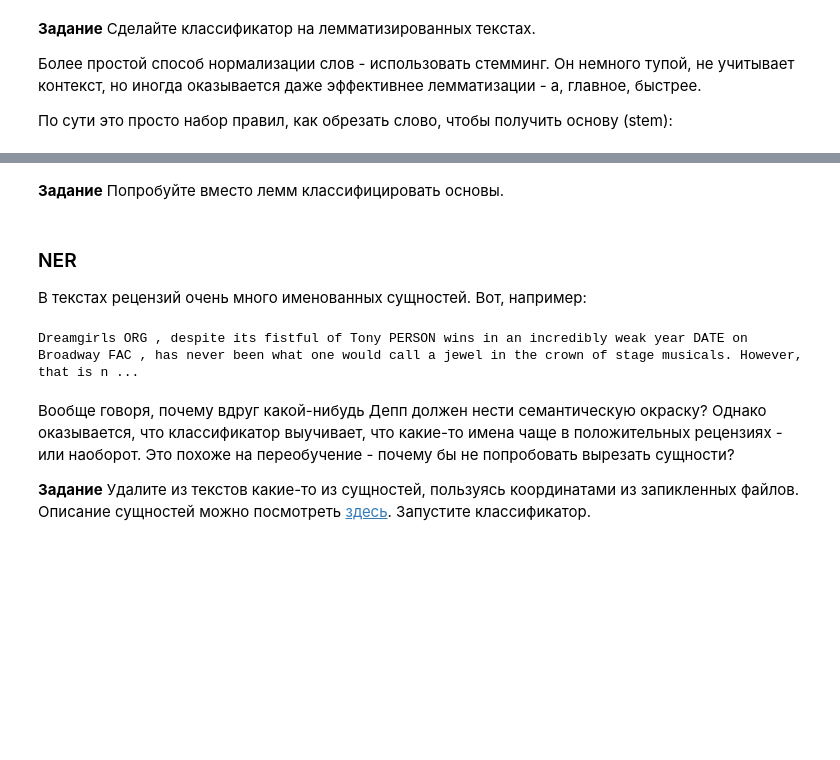
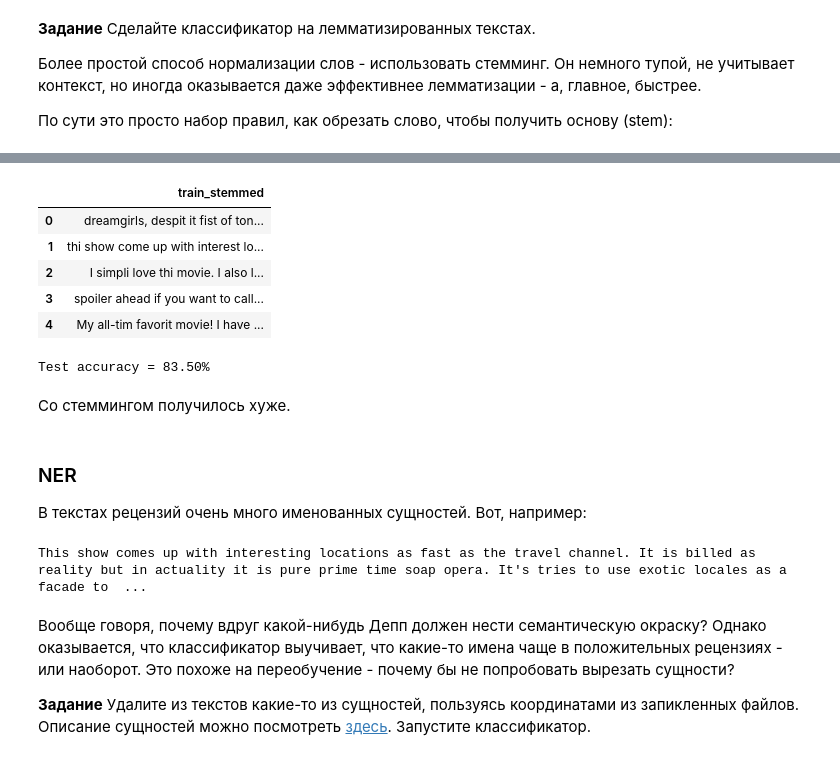
Before and after one commit to myselfadmirer/NLP, a Jupyter notebook: lesson6/hw_lesson_6.ipynb, the cells around one changed output, grey strips where cells are left out. Cells and saved outputs as stored; diff of their text form; code cells hidden in the pictures; blank space fills up the shorter version.

```diff
--- a/lesson6/hw_lesson_6.ipynb
+++ b/lesson6/hw_lesson_6.ipynb
@@ -527,4 +575,2 @@ becom
 becom
 becam
-# %% [markdown]
-**Задание** Попробуйте вместо лемм классифицировать основы.
@@ -531,11 +585,36 @@ becam
+# %%
+train_stemmed = []
+for token in train_df.review:
+    one_stemmed = [stemmer.stem(word) for word in token.split()]
+    train_stemmed.append(' '.join(one_stemmed))
+# %%
+# train_stemmed, columns=['train_stemmed']
+stemmed_data = pd.DataFrame()
+stemmed_data['train_stemmed'] = train_stemmed
+stemmed_data.head()
+# %% [output]
+|  | train_stemmed |
+| 0 | dreamgirls, despit it fist of ton... |
+| 1 | thi show come up with interest lo... |
+| 2 | I simpli love thi movie. I also l... |
+| 3 | spoiler ahead if you want to call... |
+| 4 | My all-tim favorit movie! I have ... |
+# %%
+model.fit(stemmed_data['train_stemmed'], train_df['is_positive'])
+
+eval_model(model, test_df)
+# %% [output]
+Test accuracy = 83.50%
+# %% [markdown]
+Со стеммингом получилось хуже.
 # %% [markdown]
 ### NER
 
 В текстах рецензий очень много именованных сущностей. Вот, например:
 # %%
-displacy.render(docs[0], style='ent', jupyter=True)
+displacy.render(docs[1], style='ent', jupyter=True)
 # %% [output]
-Dreamgirls ORG , despite its fistful of Tony PERSON wins in an incredibly weak year DATE on Broadway FAC , has never been what one would call a jewel in the crown of stage musicals. However, that is n ...
+This show comes up with interesting locations as fast as the travel channel. It is billed as reality but in actuality it is pure prime time soap opera. It's tries to use exotic locales as a facade to  ...
 # %% [markdown]
 Вообще говоря, почему вдруг какой-нибудь Депп должен нести семантическую окраску? Однако оказывается, что классификатор выучивает, что какие-то имена чаще в положительных рецензиях - или наоборот. Это похоже на переобучение - почему бы не попробовать вырезать сущности?
 
```
Also changed, not shown: parts of 20 cells of this notebook.
